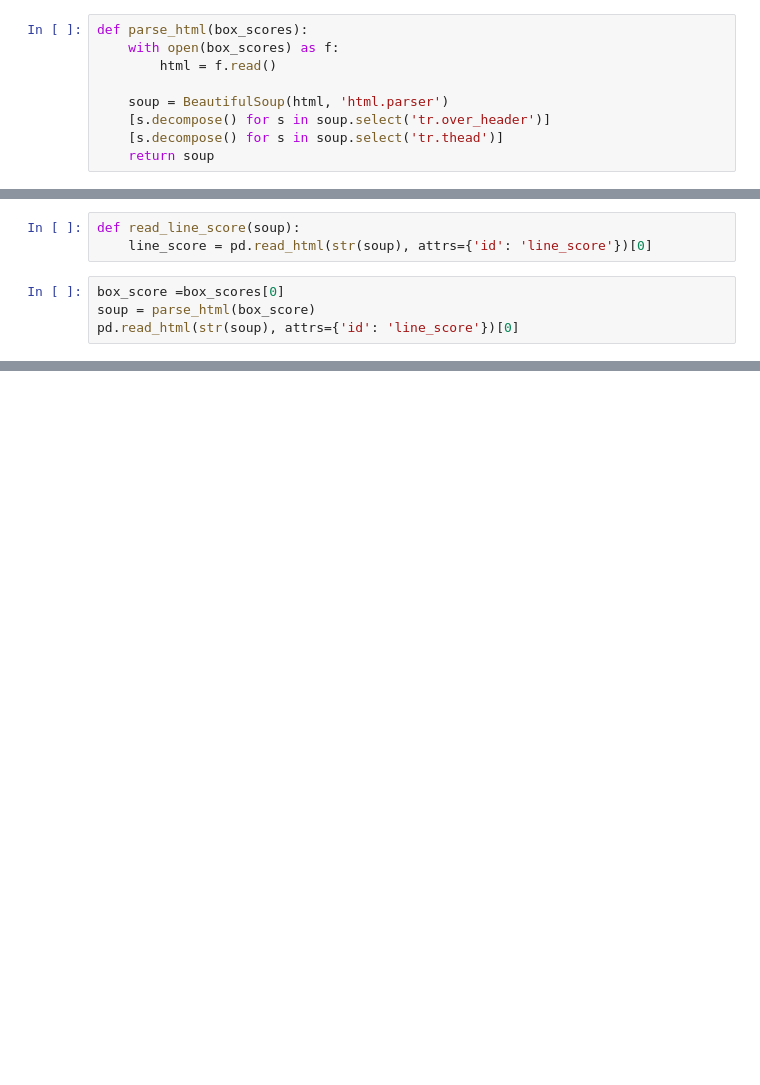
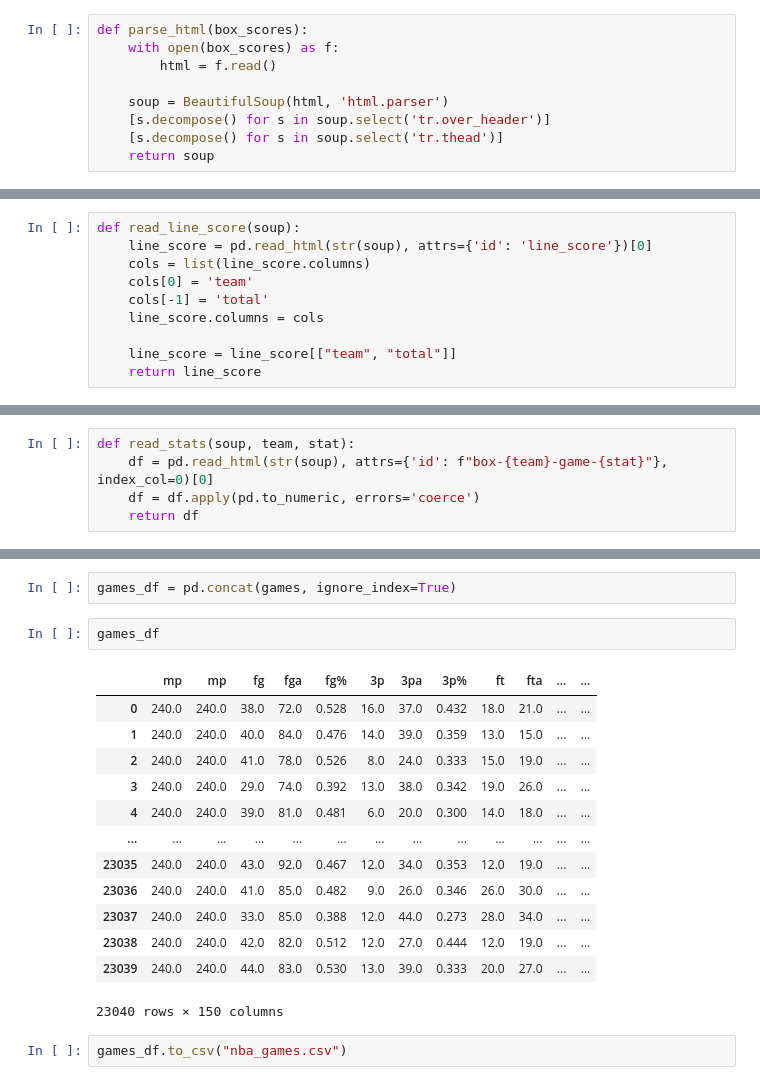
Before and after one commit to MahgoubHusien/NBA-Fantasy-Zone, a Jupyter notebook: game/parse_data.ipynb, the cells around one changed output, grey strips where cells are left out. Cells and saved outputs as stored; diff of their text form; blank space fills up the shorter version.

Commit message:
Continued working on the ML model for predicting games. Need to increase the accuracy.

```diff
--- a/game/parse_data.ipynb
+++ b/game/parse_data.ipynb
@@ -20,7 +26,10 @@ def parse_html(box_scores):
 # %%
 def read_line_score(soup):
     line_score = pd.read_html(str(soup), attrs={'id': 'line_score'})[0]
+    cols = list(line_score.columns)
+    cols[0] = 'team'
+    cols[-1] = 'total'
+    line_score.columns = cols
+
+    line_score = line_score[["team", "total"]]
+    return line_score
-# %%
-box_score =box_scores[0]
-soup = parse_html(box_score)
-pd.read_html(str(soup), attrs={'id': 'line_score'})[0]
@@ -30,0 +36,5 @@ pd.read_html(str(soup), attrs={'id': 'line_score'})[0]
+# %%
+def read_stats(soup, team, stat):
+    df = pd.read_html(str(soup), attrs={'id': f"box-{team}-game-{stat}"}, index_col=0)[0]
+    df = df.apply(pd.to_numeric, errors='coerce')
+    return df
@@ -30,0 +92,20 @@ pd.read_html(str(soup), attrs={'id': 'line_score'})[0]
+# %%
+games_df = pd.concat(games, ignore_index=True)
+# %%
+games_df
+# %% [output]
+|  | mp | mp | fg | fga | fg% | 3p | 3pa | 3p% | ft | fta | ... | ... |
+| 0 | 240.0 | 240.0 | 38.0 | 72.0 | 0.528 | 16.0 | 37.0 | 0.432 | 18.0 | 21.0 | ... | ... |
+| 1 | 240.0 | 240.0 | 40.0 | 84.0 | 0.476 | 14.0 | 39.0 | 0.359 | 13.0 | 15.0 | ... | ... |
+| 2 | 240.0 | 240.0 | 41.0 | 78.0 | 0.526 | 8.0 | 24.0 | 0.333 | 15.0 | 19.0 | ... | ... |
+| 3 | 240.0 | 240.0 | 29.0 | 74.0 | 0.392 | 13.0 | 38.0 | 0.342 | 19.0 | 26.0 | ... | ... |
+| 4 | 240.0 | 240.0 | 39.0 | 81.0 | 0.481 | 6.0 | 20.0 | 0.300 | 14.0 | 18.0 | ... | ... |
+| ... | ... | ... | ... | ... | ... | ... | ... | ... | ... | ... | ... | ... |
+| 23035 | 240.0 | 240.0 | 43.0 | 92.0 | 0.467 | 12.0 | 34.0 | 0.353 | 12.0 | 19.0 | ... | ... |
+| 23036 | 240.0 | 240.0 | 41.0 | 85.0 | 0.482 | 9.0 | 26.0 | 0.346 | 26.0 | 30.0 | ... | ... |
+| 23037 | 240.0 | 240.0 | 33.0 | 85.0 | 0.388 | 12.0 | 44.0 | 0.273 | 28.0 | 34.0 | ... | ... |
+| 23038 | 240.0 | 240.0 | 42.0 | 82.0 | 0.512 | 12.0 | 27.0 | 0.444 | 12.0 | 19.0 | ... | ... |
+| 23039 | 240.0 | 240.0 | 44.0 | 83.0 | 0.530 | 13.0 | 39.0 | 0.333 | 20.0 | 27.0 | ... | ... |
+23040 rows × 150 columns
+# %%
+games_df.to_csv("nba_games.csv")
```
Also changed, not shown: parts of 3 cells of this notebook, 47 other files.
